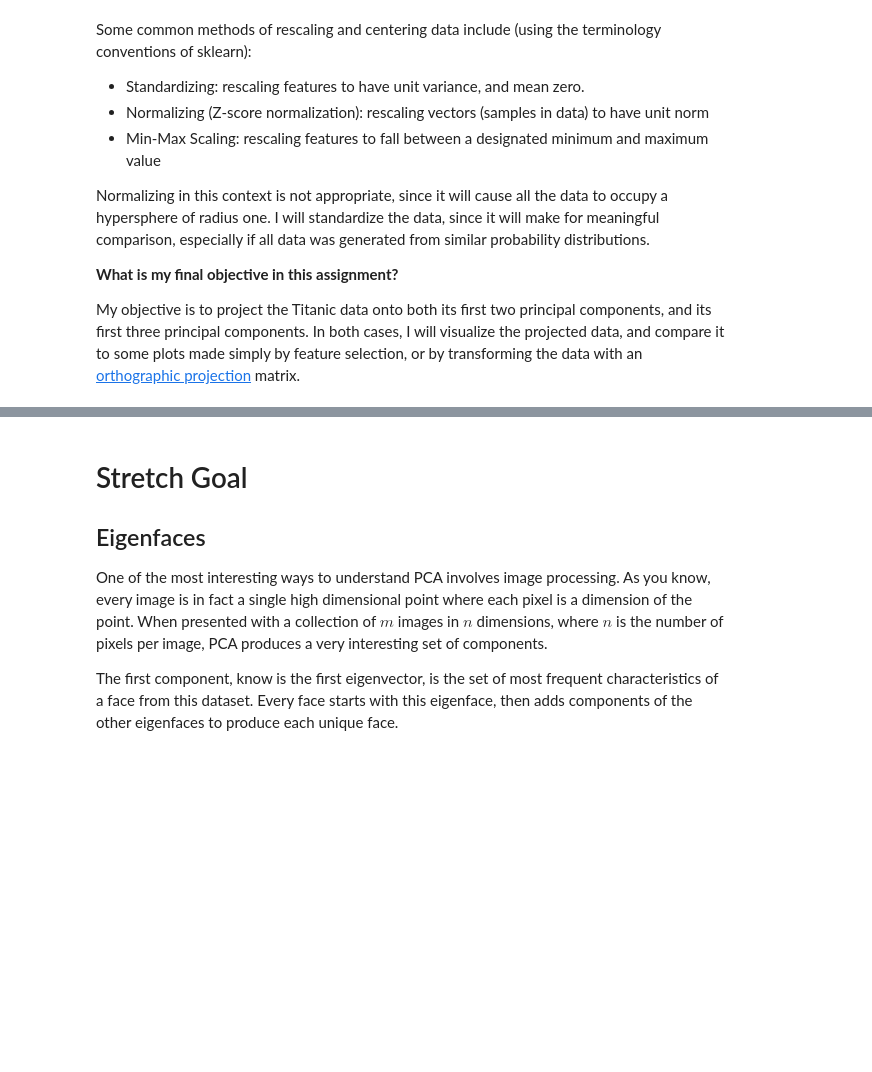
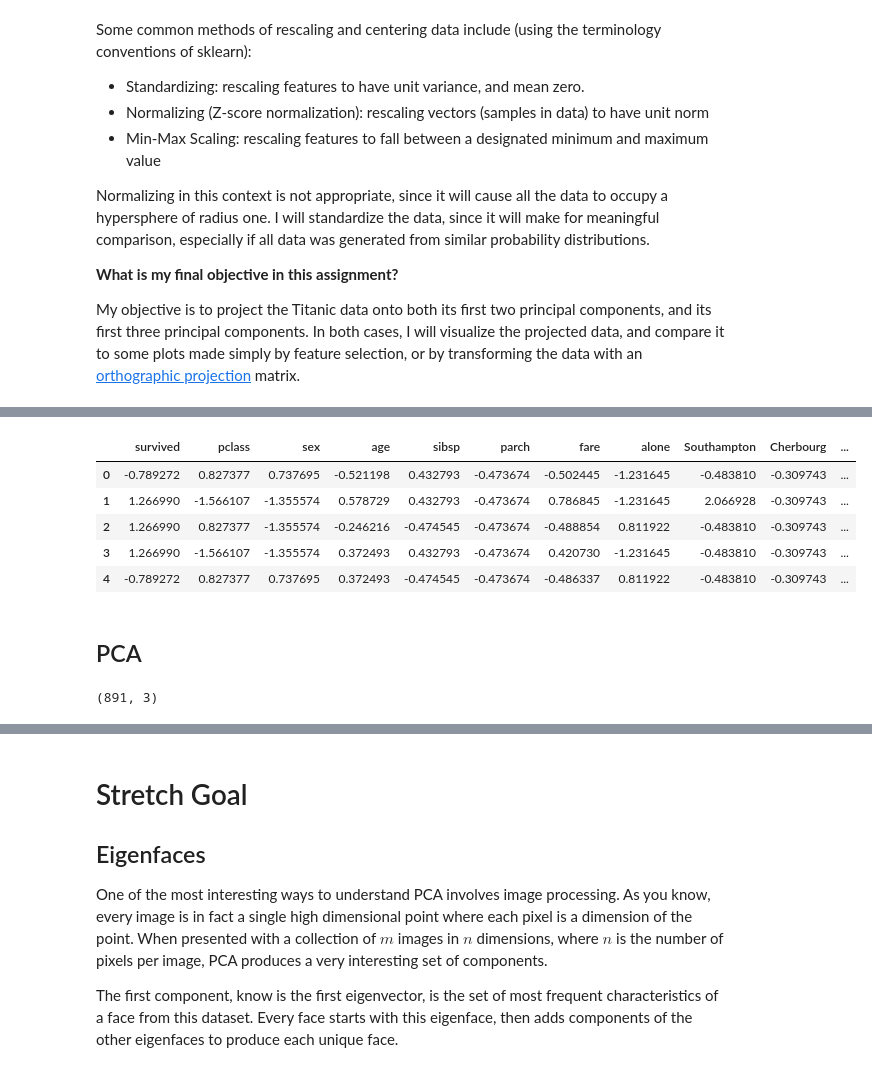
Before and after one commit to rayheberer/LambdaSchoolDataScience, a Jupyter notebook: Week 3 High Dimensionality/Principal Components Analysis.ipynb, the cells around one changed output, grey strips where cells are left out. Drawn from its saved outputs; the diff is of its cells as text; code cells hidden in the pictures; blank space fills up the shorter version.

```diff
--- a/Week 3 High Dimensionality/Principal Components Analysis.ipynb
+++ b/Week 3 High Dimensionality/Principal Components Analysis.ipynb
@@ -162,0 +191,9 @@ My objective is to project the Titanic data onto both its first two principal co
+# %%
+titanic_enc.head()
+# %% [output]
+|  | survived | pclass | sex | age | sibsp | parch | fare | alone | Southampton | Cherbourg | ... |
+| 0 | -0.789272 | 0.827377 | 0.737695 | -0.521198 | 0.432793 | -0.473674 | -0.502445 | -1.231645 | -0.483810 | -0.309743 | ... |
+| 1 | 1.266990 | -1.566107 | -1.355574 | 0.578729 | 0.432793 | -0.473674 | 0.786845 | -1.231645 | 2.066928 | -0.309743 | ... |
+| 2 | 1.266990 | 0.827377 | -1.355574 | -0.246216 | -0.474545 | -0.473674 | -0.488854 | 0.811922 | -0.483810 | -0.309743 | ... |
+| 3 | 1.266990 | -1.566107 | -1.355574 | 0.372493 | 0.432793 | -0.473674 | 0.420730 | -1.231645 | -0.483810 | -0.309743 | ... |
+| 4 | -0.789272 | 0.827377 | 0.737695 | 0.372493 | -0.474545 | -0.473674 | -0.486337 | 0.811922 | -0.483810 | -0.309743 | ... |
@@ -162,0 +202,11 @@ My objective is to project the Titanic data onto both its first two principal co
+# %% [markdown]
+## PCA
+# %%
+from sklearn.decomposition import PCA
+
+model = PCA(n_components=3)
+
+features_pca = model.fit_transform(titanic_features)
+print(features_pca.shape)
+# %% [output]
+(891, 3)
```
Also changed, not shown: parts of 14 cells of this notebook.
